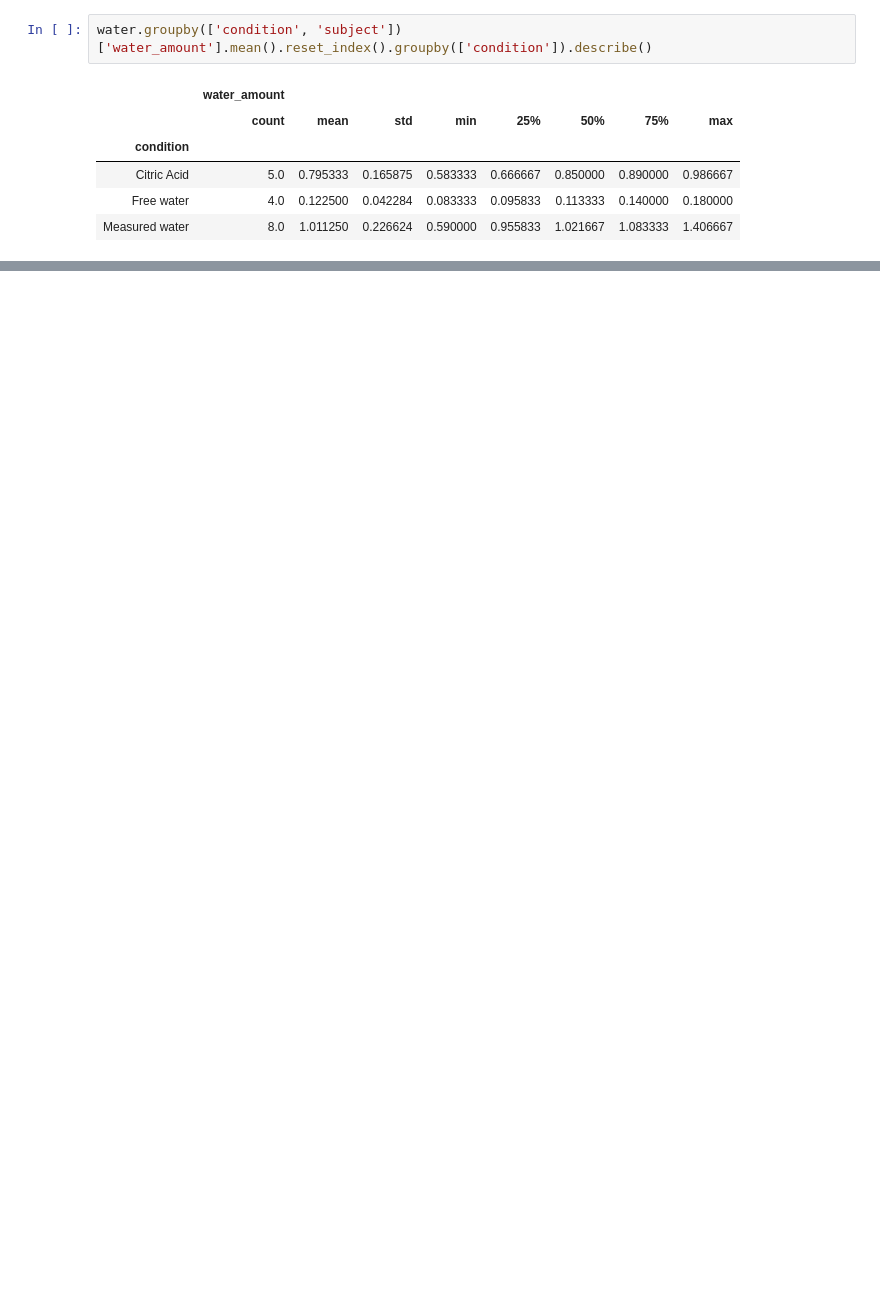
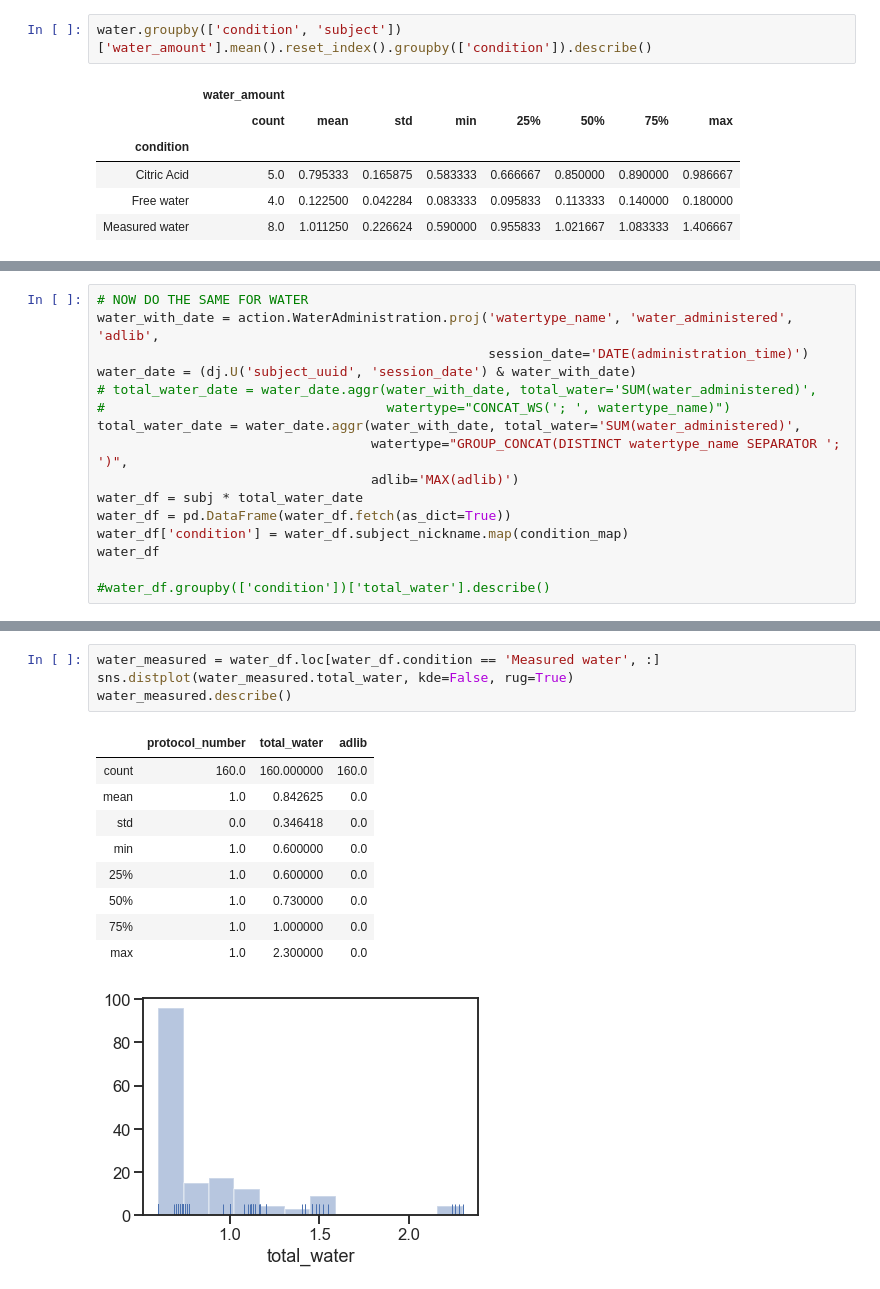
Before and after one commit to int-brain-lab/citricAcid, a Jupyter notebook: figure1.ipynb, the cells around one changed output, grey strips where cells are left out. Drawn from its saved outputs; the diff is of its cells as text; blank space fills up the shorter version.

```diff
--- a/figure1.ipynb
+++ b/figure1.ipynb
@@ -215,0 +205,16 @@ array(['10-10-2018', '18-10-2018', '23-10-2018'], dtype=object)
+# %%
+# NOW DO THE SAME FOR WATER
+water_with_date = action.WaterAdministration.proj('watertype_name', 'water_administered', 'adlib',
+                                                  session_date='DATE(administration_time)')
+water_date = (dj.U('subject_uuid', 'session_date') & water_with_date)
+# total_water_date = water_date.aggr(water_with_date, total_water='SUM(water_administered)',
+#                                    watertype="CONCAT_WS('; ', watertype_name)")
+total_water_date = water_date.aggr(water_with_date, total_water='SUM(water_administered)',
+                                   watertype="GROUP_CONCAT(DISTINCT watertype_name SEPARATOR '; ')",
+                                   adlib='MAX(adlib)')
+water_df = subj * total_water_date
+water_df = pd.DataFrame(water_df.fetch(as_dict=True))
+water_df['condition'] = water_df.subject_nickname.map(condition_map)
+water_df
+
+#water_df.groupby(['condition'])['total_water'].describe()
@@ -215,0 +235,15 @@ array(['10-10-2018', '18-10-2018', '23-10-2018'], dtype=object)
+# %%
+water_measured = water_df.loc[water_df.condition == 'Measured water', :]
+sns.distplot(water_measured.total_water, kde=False, rug=True)
+water_measured.describe()
+# %% [output]
+|  | protocol_number | total_water | adlib |
+| count | 160.0 | 160.000000 | 160.0 |
+| mean | 1.0 | 0.842625 | 0.0 |
+| std | 0.0 | 0.346418 | 0.0 |
+| min | 1.0 | 0.600000 | 0.0 |
+| 25% | 1.0 | 0.600000 | 0.0 |
+| 50% | 1.0 | 0.730000 | 0.0 |
+| 75% | 1.0 | 1.000000 | 0.0 |
+| max | 1.0 | 2.300000 | 0.0 |
+[figure, added]
```
Also changed, not shown: parts of 5 cells of this notebook, 7 other files.
